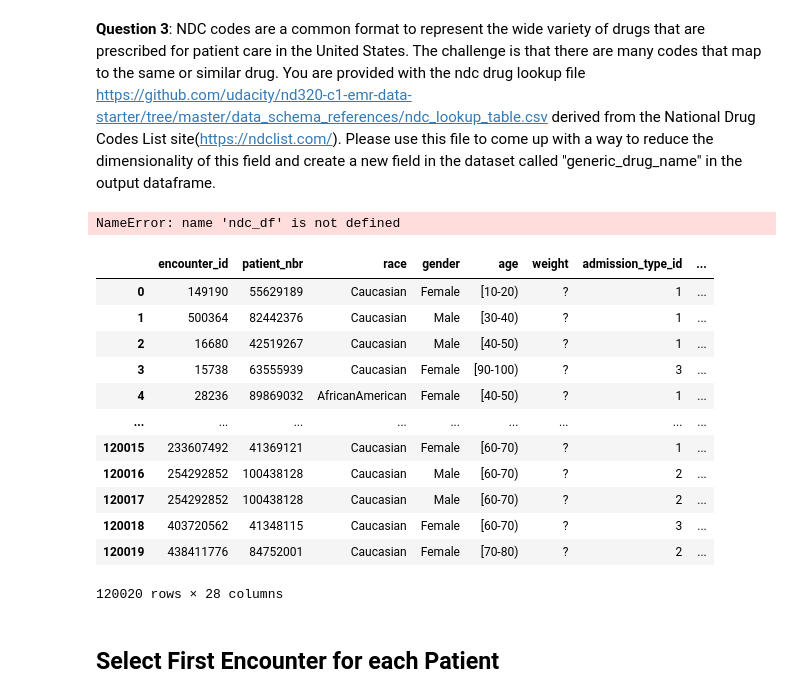
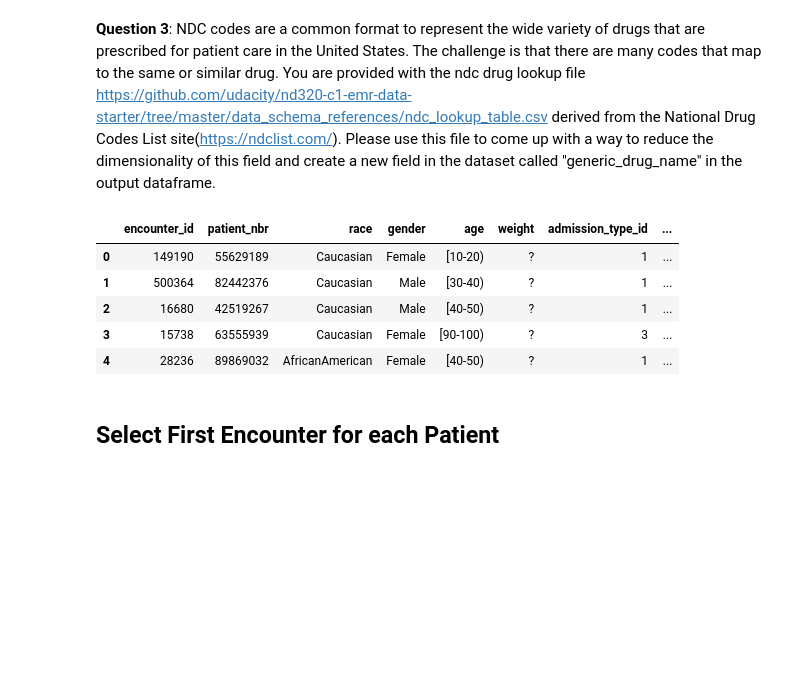
Before and after one commit to rpalsaxena/LearningJournal, a Jupyter notebook: student_project.ipynb, the cells around one changed output. Cells and saved outputs as stored; diff of their text form; code cells hidden in the pictures; blank space fills up the shorter version.

```diff
--- a/student_project.ipynb
+++ b/student_project.ipynb
@@ -181,2 +169,0 @@ for i in ndc_code_df.iloc[:,2]:
-# %%
-ndc_code_df.insert(1, column="generic_drug_name", value = np.array(ls))
@@ -185,23 +170,14 @@ reduce_dim_df = df.merge(ndc_code_df.iloc[:, 0:2], left_on='ndc_code', right_on=
 # %%
-reduce_dim_df = reduce_dimension_ndc(df, ndc_df)
+reduce_dim_df = reduce_dimension_ndc(df, ndc_code_df)
-# %% [output]
-NameError: name 'ndc_df' is not defined
 # %%
-reduce_dim_df
+reduce_dim_df.head()
 # %% [output]
 |  | encounter_id | patient_nbr | race | gender | age | weight | admission_type_id | ... |
 | 0 | 149190 | 55629189 | Caucasian | Female | [10-20) | ? | 1 | ... |
 | 1 | 500364 | 82442376 | Caucasian | Male | [30-40) | ? | 1 | ... |
 | 2 | 16680 | 42519267 | Caucasian | Male | [40-50) | ? | 1 | ... |
 | 3 | 15738 | 63555939 | Caucasian | Female | [90-100) | ? | 3 | ... |
 | 4 | 28236 | 89869032 | AfricanAmerican | Female | [40-50) | ? | 1 | ... |
-| ... | ... | ... | ... | ... | ... | ... | ... | ... |
-| 120015 | 233607492 | 41369121 | Caucasian | Female | [60-70) | ? | 1 | ... |
-| 120016 | 254292852 | 100438128 | Caucasian | Male | [60-70) | ? | 2 | ... |
-| 120017 | 254292852 | 100438128 | Caucasian | Male | [60-70) | ? | 2 | ... |
-| 120018 | 403720562 | 41348115 | Caucasian | Female | [60-70) | ? | 3 | ... |
-| 120019 | 438411776 | 84752001 | Caucasian | Female | [70-80) | ? | 2 | ... |
-120020 rows × 28 columns
 # %%
 # Number of unique values should be less for the new output field
 assert df['ndc_code'].nunique() > reduce_dim_df['generic_drug_name'].nunique()
```
Also changed, not shown: parts of 24 cells of this notebook, 1 other file.
